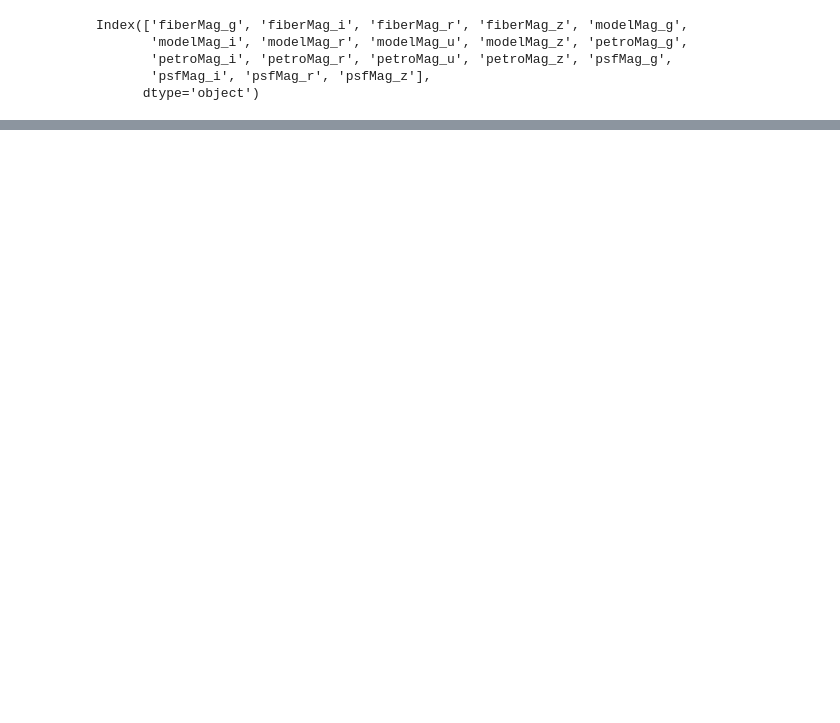
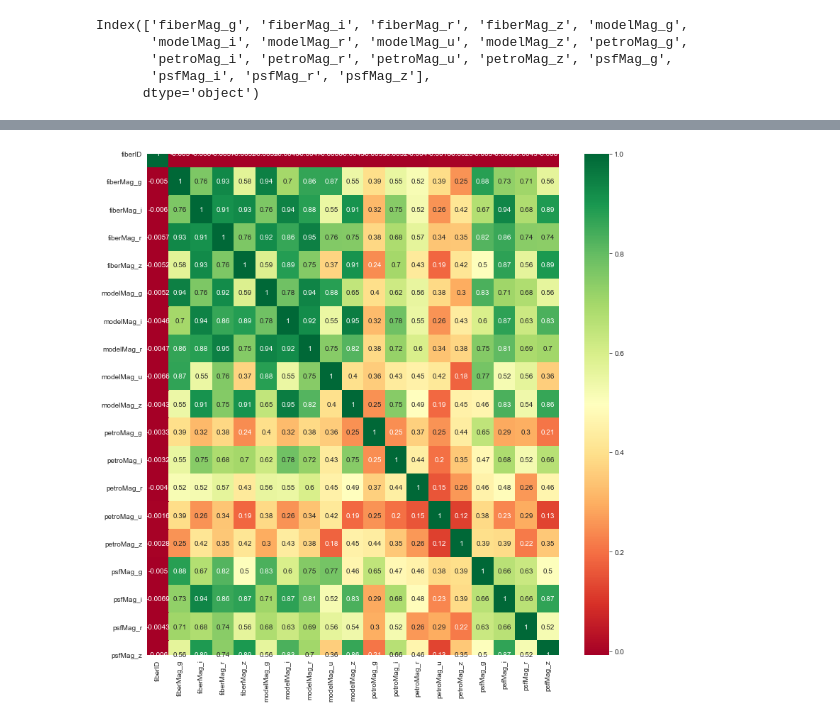
Before and after one commit to GyuYoungCho/machine_learning_Data_analysis, a Jupyter notebook: Dacon/process1.ipynb, the cells around one changed output, grey strips where cells are left out. Cells and saved outputs as stored; diff of their text form; code cells hidden in the pictures; blank space fills up the shorter version.

```diff
--- a/Dacon/process1.ipynb
+++ b/Dacon/process1.ipynb
@@ -424,0 +176,13 @@ sample.to_csv("submission_test.csv")
+# %%
+train_k = train1[feature_col][train1[feature_col] < -2000]
+train_k1 = train1[feature_col][train1[feature_col] > 500]
+train_yk = train1[["type","fiberID"]]
+pre_index1 = list(train_k.dropna(how="all",axis=0).index)
+pre_index2 = list(train_k1.dropna(how="all",axis=0).index)
+train1 = train1.drop(pre_index1,axis=0)
+train1 = train1.drop(pre_index2,axis=0)
+train_yk = train_yk.drop(pre_index1)
+train_yk = train_yk.drop(pre_index2)
+new_train = pd.concat([train_yk,train1[feature_col]],axis=1)
+print(new_train.shape)
+new_train.head()
@@ -424,0 +235,6 @@ sample.to_csv("submission_test.csv")
+# %%
+corrmat = new_train.corr()
+plt.figure(figsize=(13,13))
+g = sns.heatmap(corrmat,annot=True,cmap="RdYlGn")
+# %% [output]
+[figure, added]
```
Also changed, not shown: parts of 50 cells of this notebook.
